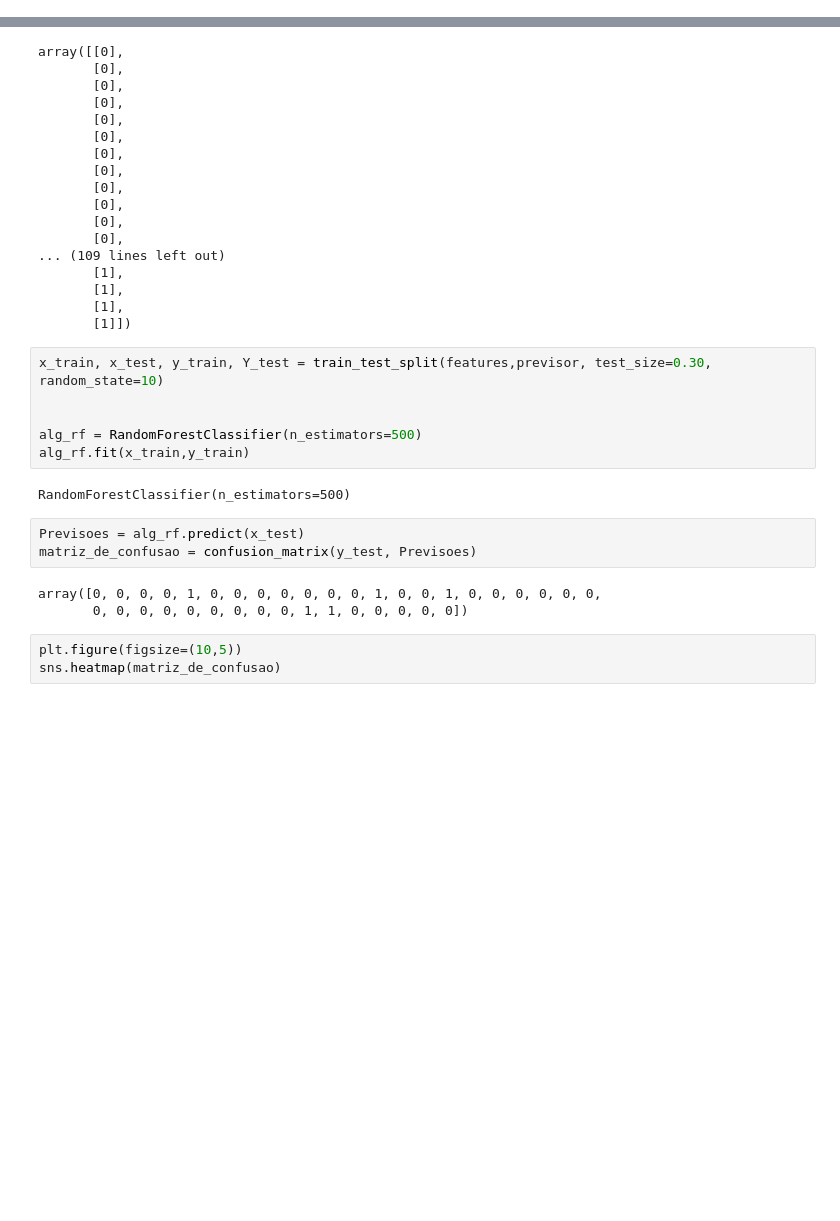
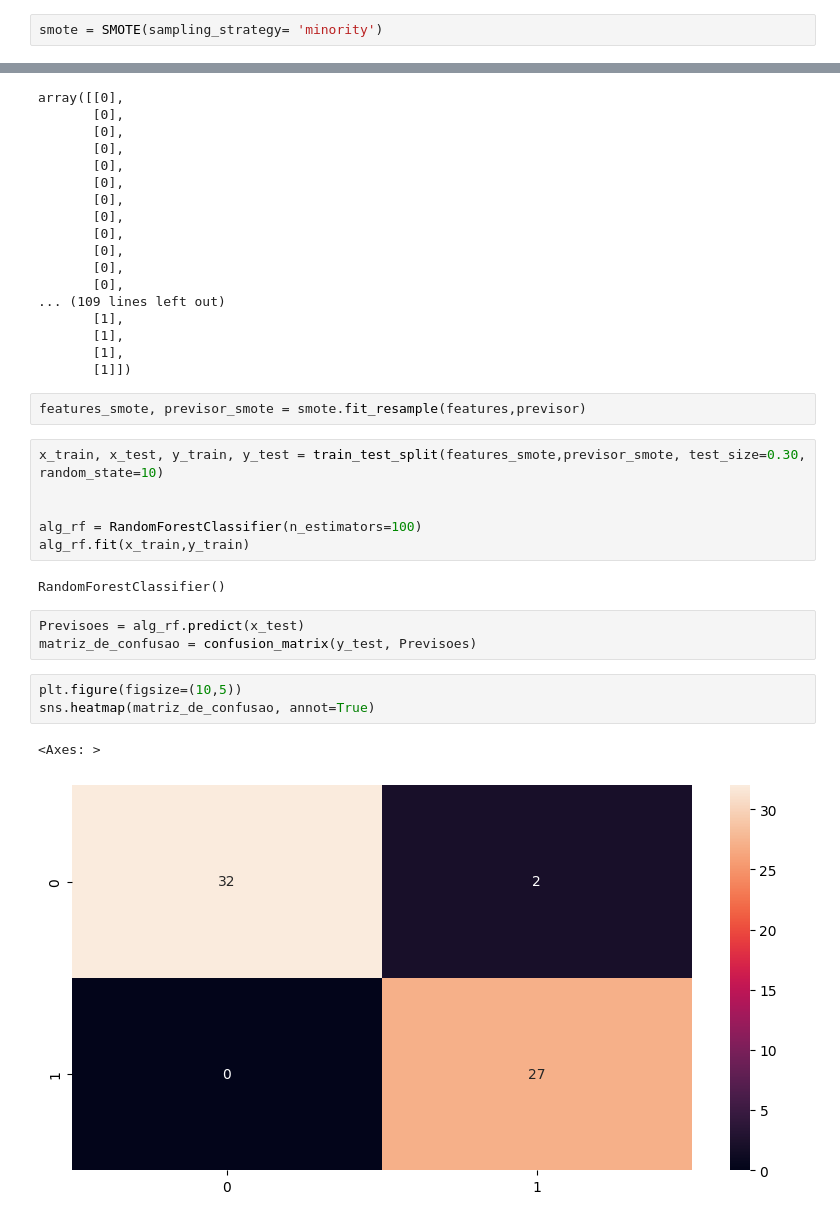
Before and after one commit to ViniCarvalho71/RansonwareData, a Jupyter notebook: Train/train_v1.ipynb, the cells around one changed output, grey strips where cells are left out. Cells and saved outputs as stored; diff of their text form; blank space fills up the shorter version.

```diff
--- a/Train/train_v1.ipynb
+++ b/Train/train_v1.ipynb
@@ -23,6 +23,8 @@ df.head()
 | 4 | 7 | 1 | 7.997690 | 5.343996 | 0 | 1 | 0 |
 # %% [markdown]
 ## Divisão dos dados
+# %%
+smote = SMOTE(sampling_strategy= 'minority')
 # %%
 features = df.iloc[:,0:6].values
 features
@@ -65,20 +67,22 @@ array([[0],
        [1],
        [1],
        [1]])
+# %%
+features_smote, previsor_smote = smote.fit_resample(features,previsor)
 # %%
-x_train, x_test, y_train, Y_test = train_test_split(features,previsor, test_size=0.30, random_state=10)
+x_train, x_test, y_train, y_test = train_test_split(features_smote,previsor_smote, test_size=0.30, random_state=10)
 
 
-alg_rf = RandomForestClassifier(n_estimators=500)
+alg_rf = RandomForestClassifier(n_estimators=100)
 alg_rf.fit(x_train,y_train)
 # %% [output]
-RandomForestClassifier(n_estimators=500)
+RandomForestClassifier()
 # %%
 Previsoes = alg_rf.predict(x_test)
 matriz_de_confusao = confusion_matrix(y_test, Previsoes)
-# %% [output]
-array([0, 0, 0, 0, 1, 0, 0, 0, 0, 0, 0, 0, 1, 0, 0, 1, 0, 0, 0, 0, 0, 0,
-       0, 0, 0, 0, 0, 0, 0, 0, 0, 1, 1, 0, 0, 0, 0, 0])
 # %%
 plt.figure(figsize=(10,5))
-sns.heatmap(matriz_de_confusao)
+sns.heatmap(matriz_de_confusao, annot=True)
+# %% [output]
+<Axes: >
+[figure, added]
```
